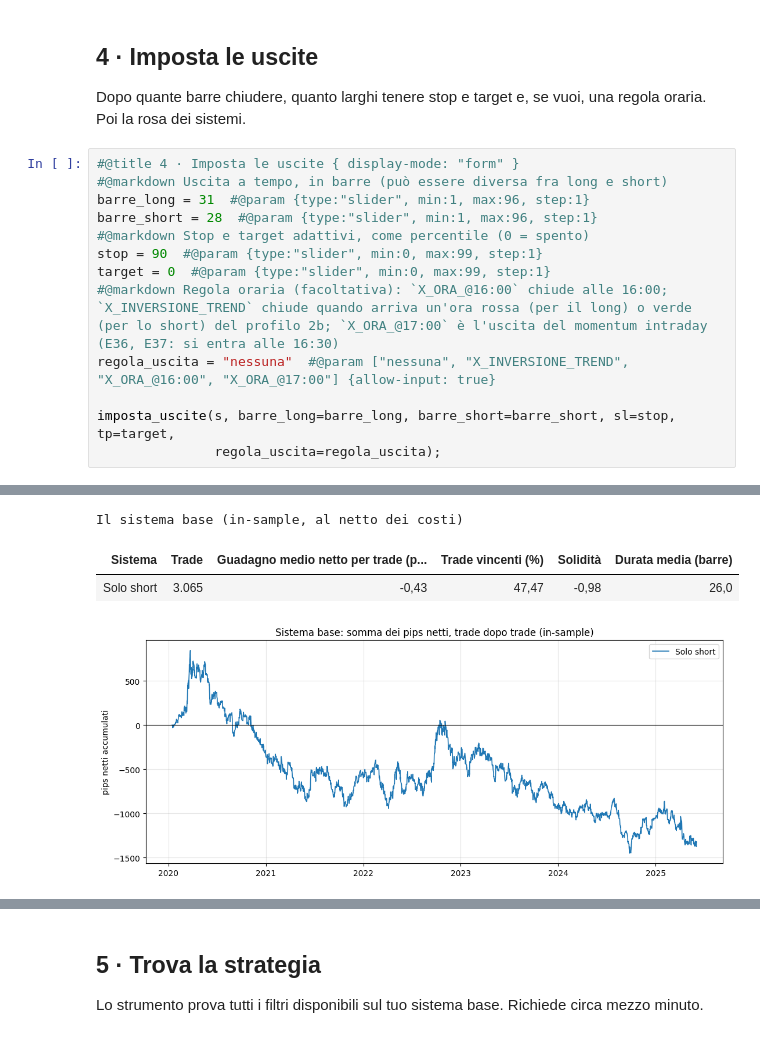
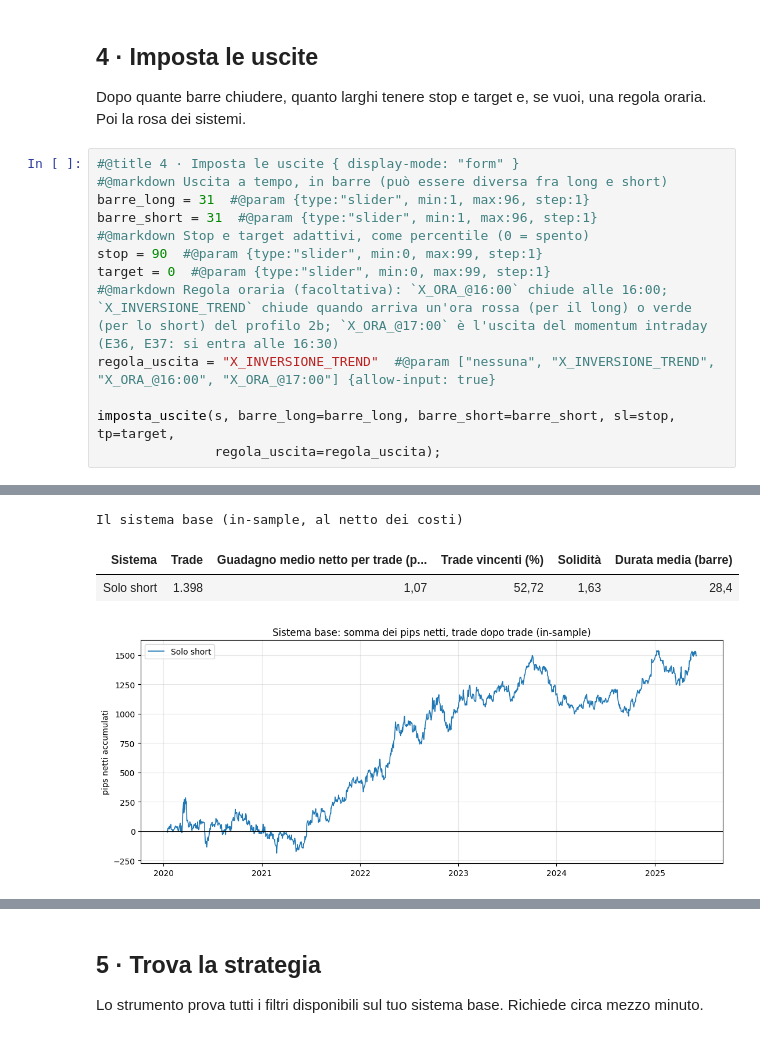
Before and after one commit to matti410/Trading-System-Creator_V4, a Jupyter notebook: Trading_System_Lab.ipynb, the cells around one changed output, grey strips where cells are left out. Saved outputs shown, nothing was run; the diff lists cells and outputs as text.

```diff
--- a/Trading_System_Lab.ipynb
+++ b/Trading_System_Lab.ipynb
@@ -188,12 +188,12 @@ Dopo quante barre chiudere, quanto larghi tenere stop e target e, se vuoi, una r
 #@title 4 · Imposta le uscite { display-mode: "form" }
 #@markdown Uscita a tempo, in barre (può essere diversa fra long e short)
 barre_long = 31  #@param {type:"slider", min:1, max:96, step:1}
-barre_short = 28  #@param {type:"slider", min:1, max:96, step:1}
+barre_short = 31  #@param {type:"slider", min:1, max:96, step:1}
 #@markdown Stop e target adattivi, come percentile (0 = spento)
 stop = 90  #@param {type:"slider", min:0, max:99, step:1}
 target = 0  #@param {type:"slider", min:0, max:99, step:1}
 #@markdown Regola oraria (facoltativa): `X_ORA_@16:00` chiude alle 16:00; `X_INVERSIONE_TREND` chiude quando arriva un'ora rossa (per il long) o verde (per lo short) del profilo 2b; `X_ORA_@17:00` è l'uscita del momentum intraday (E36, E37: si entra alle 16:30)
-regola_uscita = "nessuna"  #@param ["nessuna", "X_INVERSIONE_TREND", "X_ORA_@16:00", "X_ORA_@17:00"] {allow-input: true}
+regola_uscita = "X_INVERSIONE_TREND"  #@param ["nessuna", "X_INVERSIONE_TREND", "X_ORA_@16:00", "X_ORA_@17:00"] {allow-input: true}
 
 imposta_uscite(s, barre_long=barre_long, barre_short=barre_short, sl=stop, tp=target,
                regola_uscita=regola_uscita);
@@ -202,4 +203,4 @@ imposta_uscite(s, barre_long=barre_long, barre_short=barre_short, sl=stop, tp=ta
 Il sistema base (in-sample, al netto dei costi)
 | Sistema | Trade | Guadagno medio netto per trade (p... | Trade vincenti (%) | Solidità | Durata media (barre) |
-| Solo short | 3.065 | -0,43 | 47,47 | -0,98 | 26,0 |
+| Solo short | 1.398 | 1,07 | 52,72 | 1,63 | 28,4 |
-[figure, old version]
+[figure, new version]
```
Also changed, not shown: parts of 11 cells of this notebook.
